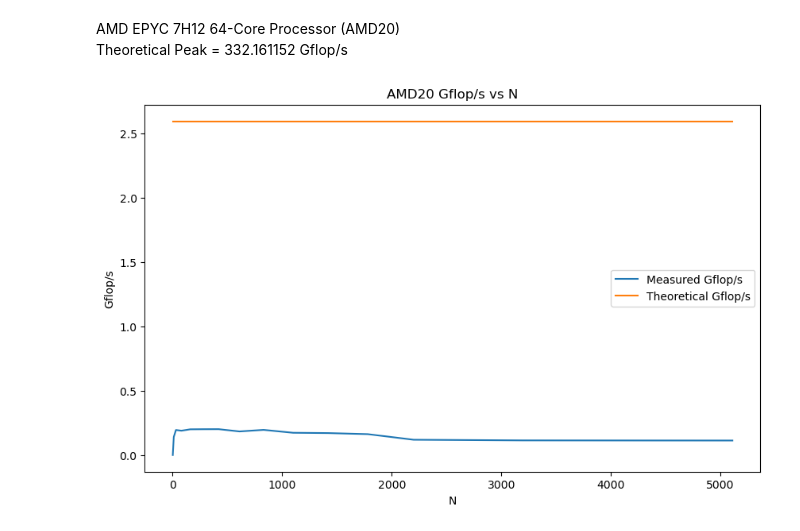
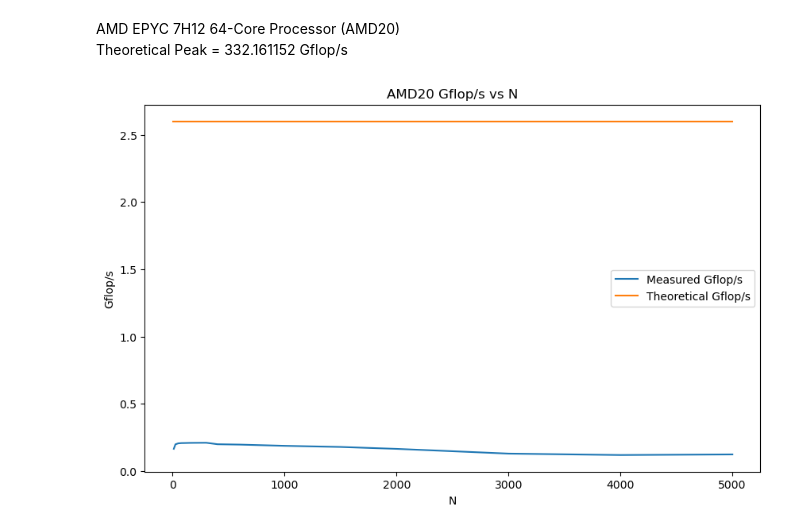
Before and after one commit to cmse822/project-1-team5-1, a Jupyter notebook: part1/plot.ipynb, the cells around one changed output. Drawn from its saved outputs; the diff is of its cells as text; code cells hidden in the pictures.

Commit message:
updated plot for amd

```diff
--- a/part1/plot.ipynb
+++ b/part1/plot.ipynb
@@ -21,16 +24,16 @@ plt.show()
 AMD EPYC 7H12 64-Core Processor (AMD20)
 Theoretical Peak = 332.161152 Gflop/s
 # %%
-Ns = [1,10,30,80,160,280,420,610,830,1100,1420,1780,2200,3190,4410,5110]
-Gflops = [0.00209715,0.14218,0.196437,0.191015,0.201749,0.202544,0.202889,0.185243,0.197453,0.174922,0.17263,0.164356,0.120799,0.115819,0.115093,0.11485]
+Ns = [1,10,25,50,80,100,150,200,300,400,600,1000,1200,1500,2000,3000,4000,5000]
+Gflops = [float('inf'),0.164483,0.197994,0.20508,0.207166,0.207408,0.208514,0.208995,0.20955,0.198611,0.195936,0.186956,0.183494,0.178537,0.164265,0.129024,0.118527,0.123058]
 
 plt.figure(figsize=(10, 6))
 plt.plot(Ns, Gflops, label='Measured Gflop/s')
-plt.plot(Ns, [332.161152/128] * len(Ns), label='Theoretical Gflop/s')
+plt.plot(Ns, [2.60] * len(Ns), label='Theoretical Gflop/s')
 plt.title('AMD20 Gflop/s vs N')
 plt.xlabel('N')
 plt.ylabel('Gflop/s')
 plt.legend()
 plt.show()
 # %% [output]
-[figure, old version]
+[figure, new version]
```
Also changed, not shown: parts of 2 cells of this notebook, 3 other files.
